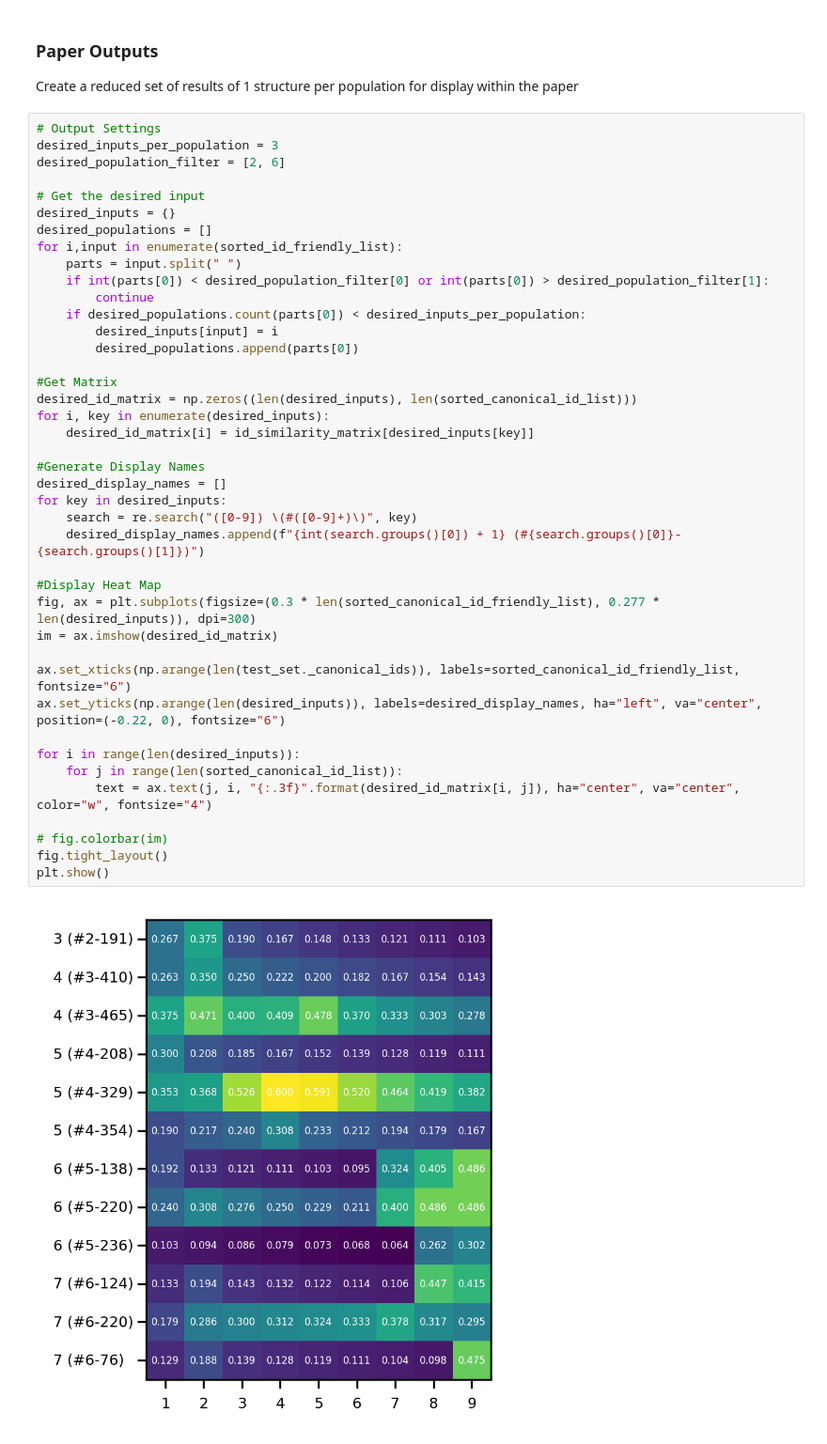
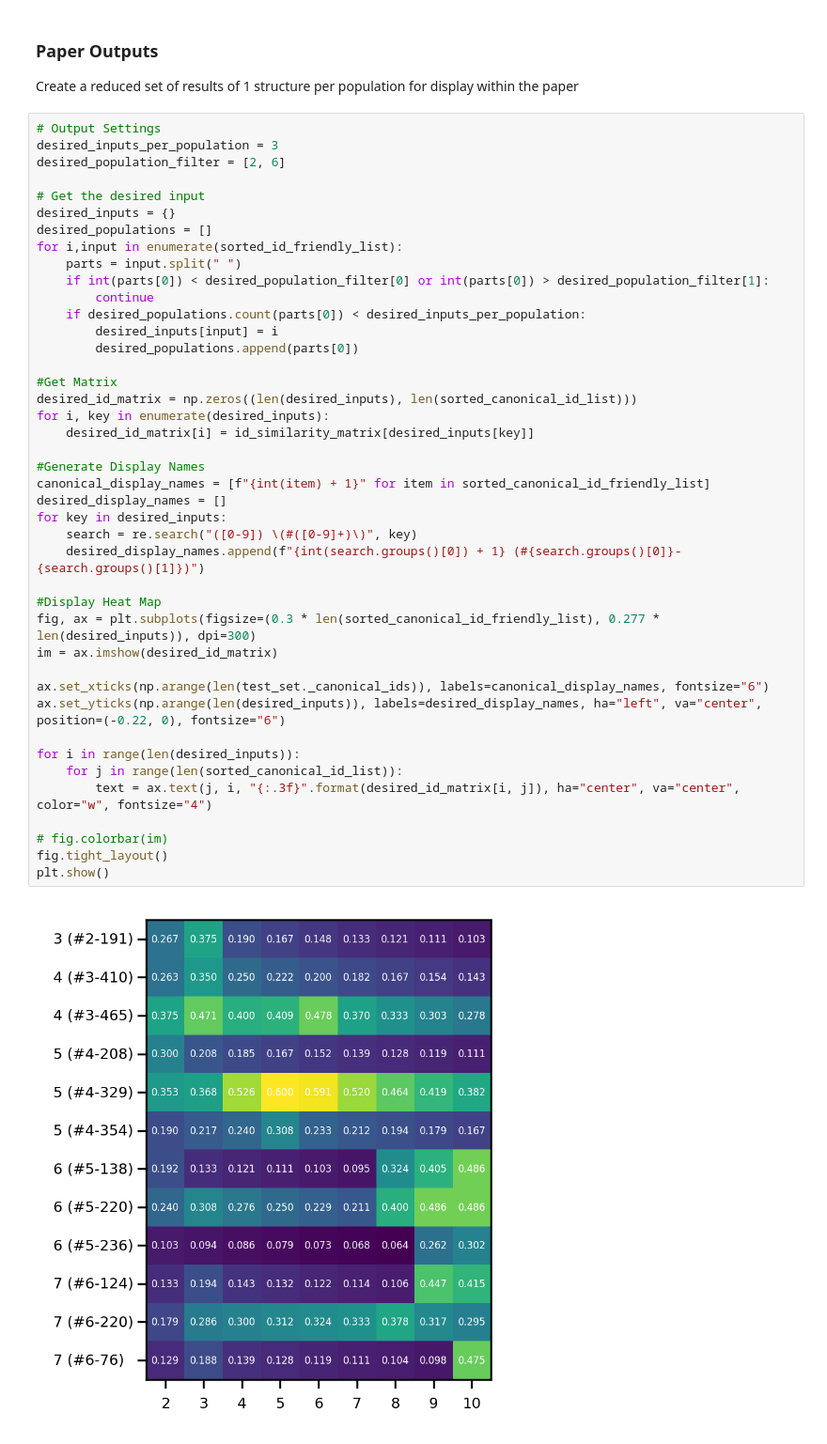
Before and after one commit to dsbrennan/dce-2023-similarity-metrics, a Jupyter notebook: maximum-common-subgraph/graph_comparison_canonical_form.ipynb, the cells around one changed output. Shown at 94% size. Drawn from its saved outputs; the diff is of its cells as text.

Commit message:
Correct Canonical Form labels to be span indexed
The Canoncial Form labels on the heatmap displayed as 0 based indexed
instead of the 1 based index e.g 1 = 2 span bridge.

```diff
--- a/maximum-common-subgraph/graph_comparison_canonical_form.ipynb
+++ b/maximum-common-subgraph/graph_comparison_canonical_form.ipynb
@@ -351,32 +351,33 @@ for i,input in enumerate(sorted_id_friendly_list):
         continue
     if desired_populations.count(parts[0]) < desired_inputs_per_population:
         desired_inputs[input] = i
         desired_populations.append(parts[0])
 
 #Get Matrix
 desired_id_matrix = np.zeros((len(desired_inputs), len(sorted_canonical_id_list)))
 for i, key in enumerate(desired_inputs):
     desired_id_matrix[i] = id_similarity_matrix[desired_inputs[key]]
 
 #Generate Display Names
+canonical_display_names = [f"{int(item) + 1}" for item in sorted_canonical_id_friendly_list]
 desired_display_names = []
 for key in desired_inputs:
     search = re.search("([0-9]) \(#([0-9]+)\)", key)
     desired_display_names.append(f"{int(search.groups()[0]) + 1} (#{search.groups()[0]}-{search.groups()[1]})")
 
 #Display Heat Map
 fig, ax = plt.subplots(figsize=(0.3 * len(sorted_canonical_id_friendly_list), 0.277 * len(desired_inputs)), dpi=300)
 im = ax.imshow(desired_id_matrix)
 
-ax.set_xticks(np.arange(len(test_set._canonical_ids)), labels=sorted_canonical_id_friendly_list, fontsize="6")
+ax.set_xticks(np.arange(len(test_set._canonical_ids)), labels=canonical_display_names, fontsize="6")
 ax.set_yticks(np.arange(len(desired_inputs)), labels=desired_display_names, ha="left", va="center", position=(-0.22, 0), fontsize="6")
 
 for i in range(len(desired_inputs)):
     for j in range(len(sorted_canonical_id_list)):
         text = ax.text(j, i, "{:.3f}".format(desired_id_matrix[i, j]), ha="center", va="center", color="w", fontsize="4")
 
 # fig.colorbar(im)
 fig.tight_layout()
 plt.show()
 # %% [output]
-[figure, old version]
+[figure, new version]
```
